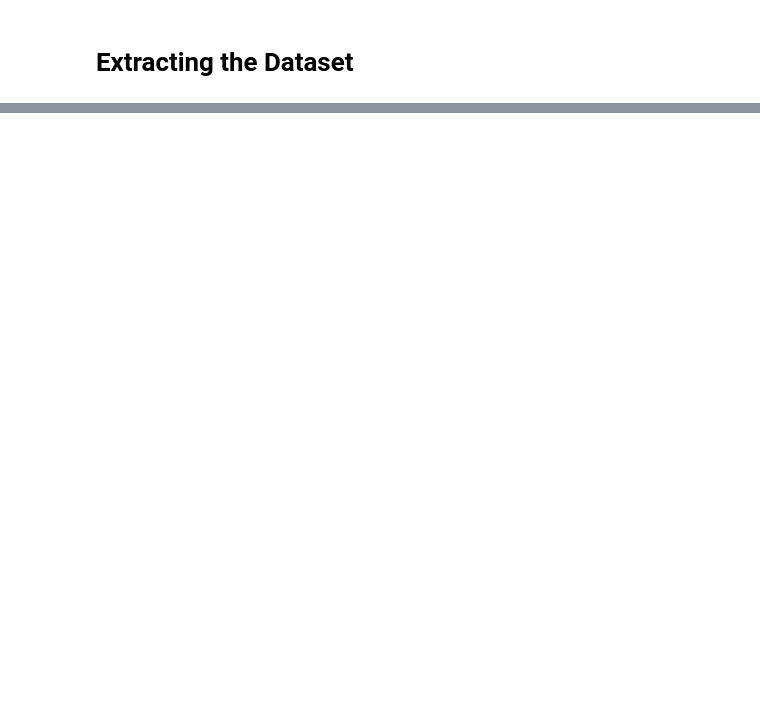
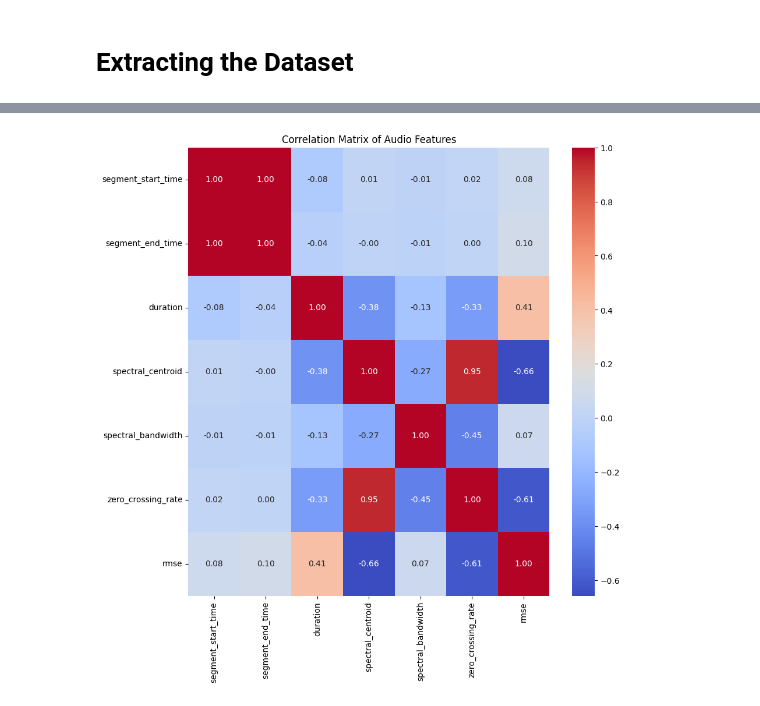
Before and after one commit to vdorn5/aai-501-final, a Jupyter notebook: src/extract.ipynb, the cells around one changed output, grey strips where cells are left out. Saved outputs shown, nothing was run; the diff lists cells and outputs as text; code cells hidden in the pictures; blank space fills up the shorter version.

```diff
--- a/src/extract.ipynb
+++ b/src/extract.ipynb
@@ -63,0 +204,8 @@ hrs:mins:secs= 03:13:58
+# %%
+# Heatmap to show correlation between features
+plt.figure(figsize=(10, 10))
+sns.heatmap(data_features.drop('audio', axis=1).select_dtypes(include=[np.number]).corr(), annot=True, cmap='coolwarm', fmt='.2f')
+plt.title('Correlation Matrix of Audio Features')
+plt.show()
+# %% [output]
+[figure, added]
```
Also changed, not shown: parts of 16 cells of this notebook, 11 other files.
